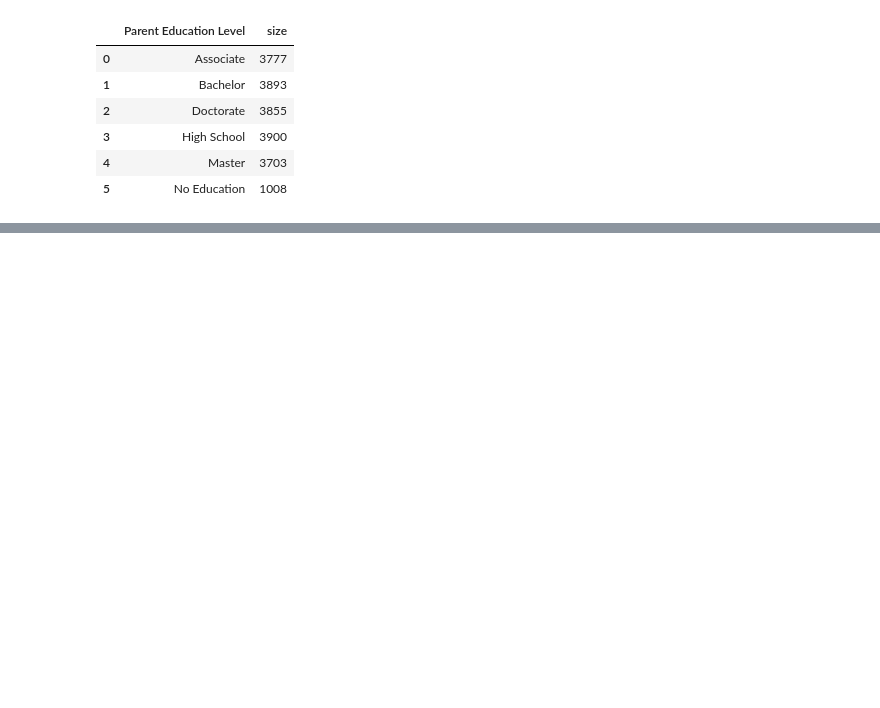
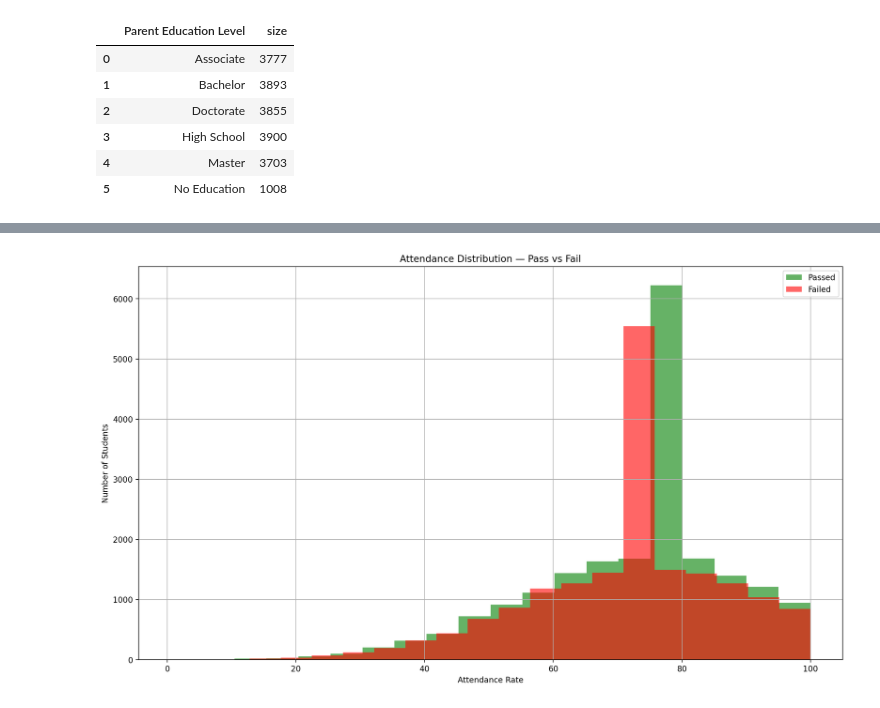
Before and after one commit to Gagandeep-India/Student_Performance_Analyzer_Project, a Jupyter notebook: Student_analyze_model.ipynb, the cells around one changed output, grey strips where cells are left out. Cells and saved outputs as stored; diff of their text form; code cells hidden in the pictures; blank space fills up the shorter version.

```diff
--- a/Student_analyze_model.ipynb
+++ b/Student_analyze_model.ipynb
@@ -692,0 +778,14 @@ bar.show()
+# %%
+plt.figure(figsize=(16, 9), dpi=200)
+df[df['Passed'] == 'Yes']['Attendance Rate'].hist(
+    alpha=0.6, bins=20, color='green', label='Passed')
+df[df['Passed'] == 'No']['Attendance Rate'].hist(
+    alpha=0.6, bins=20, color='red', label='Failed')
+
+plt.title('Attendance Distribution — Pass vs Fail')
+plt.xlabel('Attendance Rate')
+plt.ylabel('Number of Students')
+plt.legend()
+plt.show()
+# %% [output]
+[figure, added]
```
Also changed, not shown: parts of 27 cells of this notebook, 1 other file.
